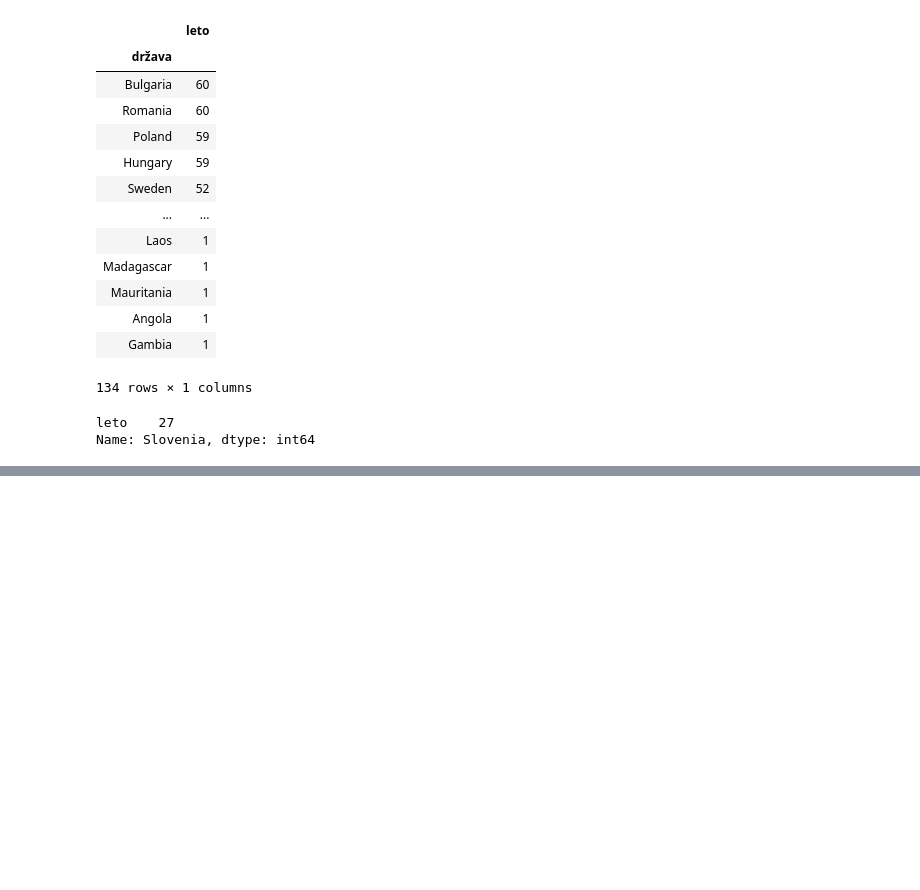
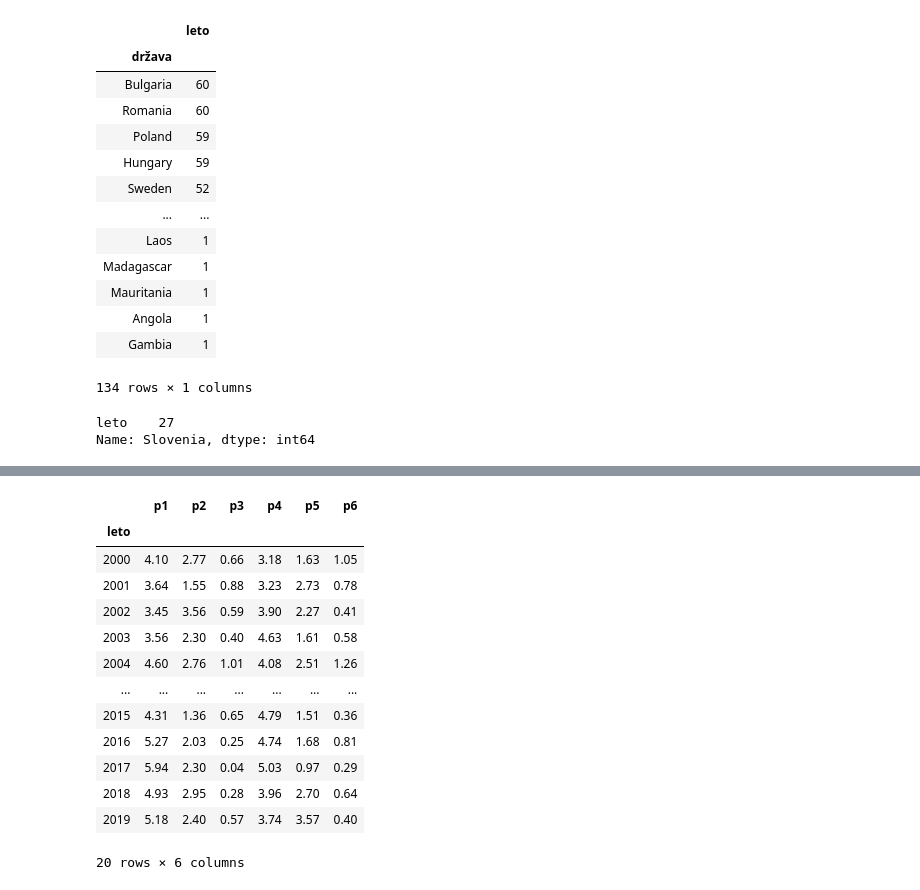
Before and after one commit to andrazm123/Analiza-podatkov-IMO, a Jupyter notebook: analiza_podatkov.ipynb, the cells around one changed output, grey strips where cells are left out. Drawn from its saved outputs; the diff is of its cells as text; code cells hidden in the pictures; blank space fills up the shorter version.

```diff
--- a/analiza_podatkov.ipynb
+++ b/analiza_podatkov.ipynb
@@ -420,0 +337,25 @@ doloci_zanre('A story about a young mathematician, who discovers her artistic si
+# %%
+t = nova[["leto", "p1", "p2", "p3", "p4", "p5", "p6"]][nova.leto >= 2000]
+t.p1=t.p1.astype('int32')
+t.p2=t.p2.astype('int32')
+t.p3=t.p3.astype('int32')
+t.p4=t.p4.astype('int32')
+t.p5=t.p5.astype('int32')
+t.p6=t.p6.astype('int32')
+# %%
+t.groupby("leto").mean().round(2)
+# %% [output]
+|  | p1 | p2 | p3 | p4 | p5 | p6 |
+| leto |  |  |  |  |  |  |
+| 2000 | 4.10 | 2.77 | 0.66 | 3.18 | 1.63 | 1.05 |
+| 2001 | 3.64 | 1.55 | 0.88 | 3.23 | 2.73 | 0.78 |
+| 2002 | 3.45 | 3.56 | 0.59 | 3.90 | 2.27 | 0.41 |
+| 2003 | 3.56 | 2.30 | 0.40 | 4.63 | 1.61 | 0.58 |
+| 2004 | 4.60 | 2.76 | 1.01 | 4.08 | 2.51 | 1.26 |
+| ... | ... | ... | ... | ... | ... | ... |
+| 2015 | 4.31 | 1.36 | 0.65 | 4.79 | 1.51 | 0.36 |
+| 2016 | 5.27 | 2.03 | 0.25 | 4.74 | 1.68 | 0.81 |
+| 2017 | 5.94 | 2.30 | 0.04 | 5.03 | 0.97 | 0.29 |
+| 2018 | 4.93 | 2.95 | 0.28 | 3.96 | 2.70 | 0.64 |
+| 2019 | 5.18 | 2.40 | 0.57 | 3.74 | 3.57 | 0.40 |
+20 rows × 6 columns
```
Also changed, not shown: parts of 107 cells of this notebook.
